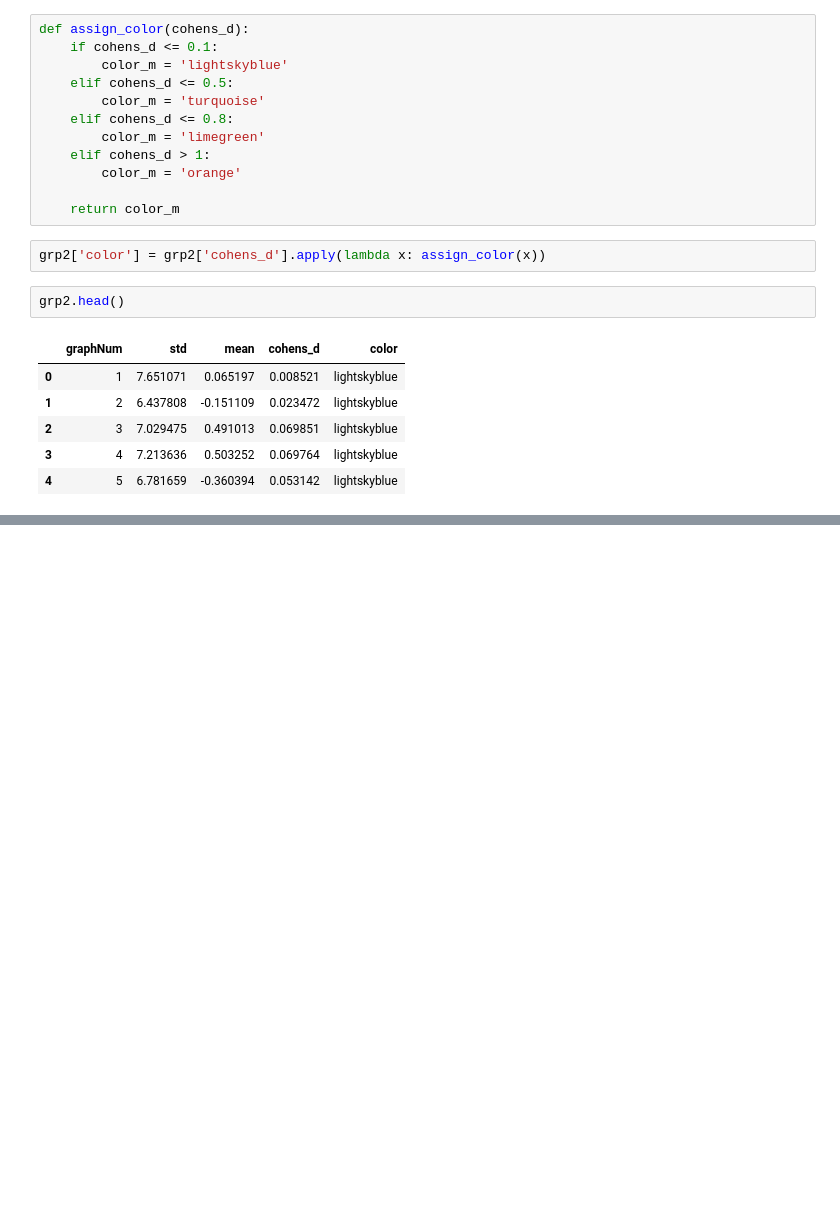
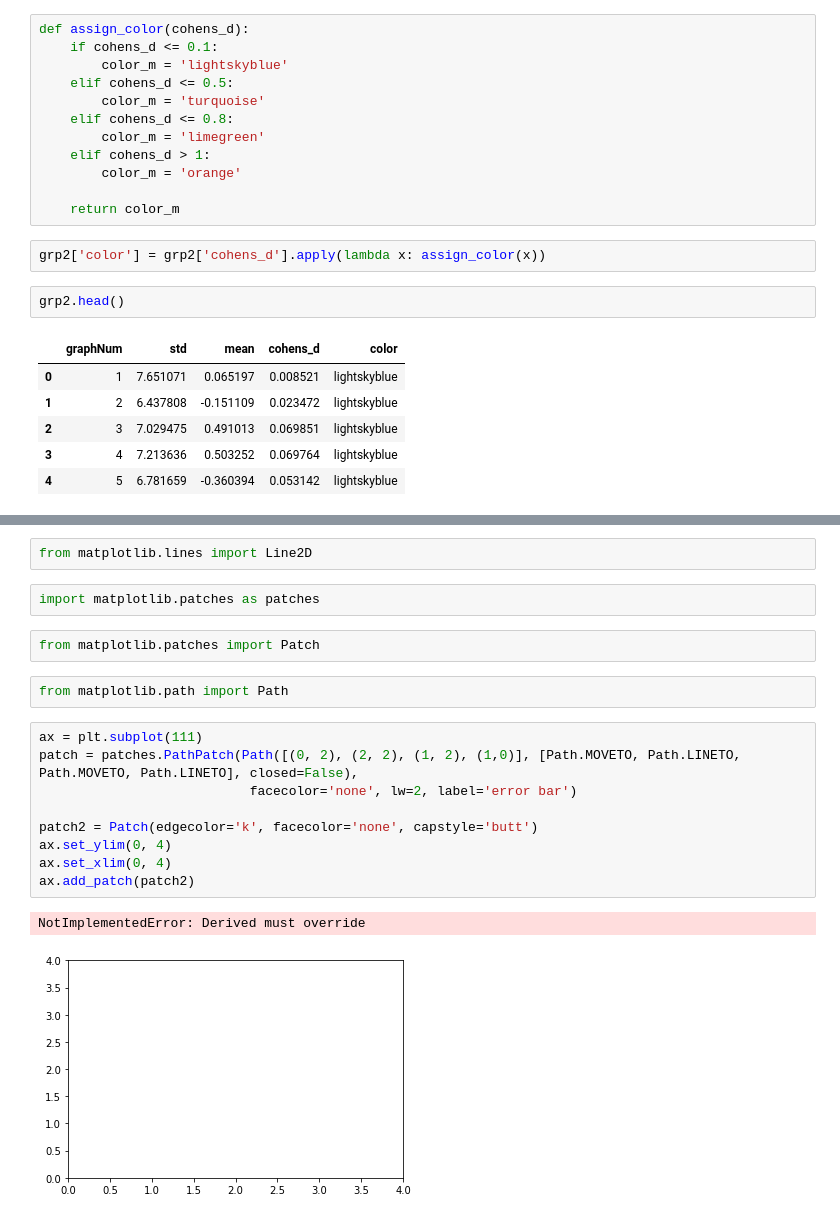
Before and after one commit to kbfreder/SYTYCG, a Jupyter notebook: SYTYCG-v2.ipynb, the cells around one changed output, grey strips where cells are left out. Saved outputs shown, nothing was run; the diff lists cells and outputs as text; blank space fills up the shorter version.

```diff
--- a/SYTYCG-v2.ipynb
+++ b/SYTYCG-v2.ipynb
@@ -185,0 +157,20 @@ plot_group_boxplot(35, 1)
+# %%
+from matplotlib.lines import Line2D
+# %%
+import matplotlib.patches as patches
+# %%
+from matplotlib.patches import Patch
+# %%
+from matplotlib.path import Path
+# %%
+ax = plt.subplot(111)
+patch = patches.PathPatch(Path([(0, 2), (2, 2), (1, 2), (1,0)], [Path.MOVETO, Path.LINETO, Path.MOVETO, Path.LINETO], closed=False),
+                           facecolor='none', lw=2, label='error bar')
+
+patch2 = Patch(edgecolor='k', facecolor='none', capstyle='butt')
+ax.set_ylim(0, 4)
+ax.set_xlim(0, 4)
+ax.add_patch(patch2)
+# %% [output]
+NotImplementedError: Derived must override
+[figure, added]
```
Also changed, not shown: parts of 21 cells of this notebook, 50 other files.
